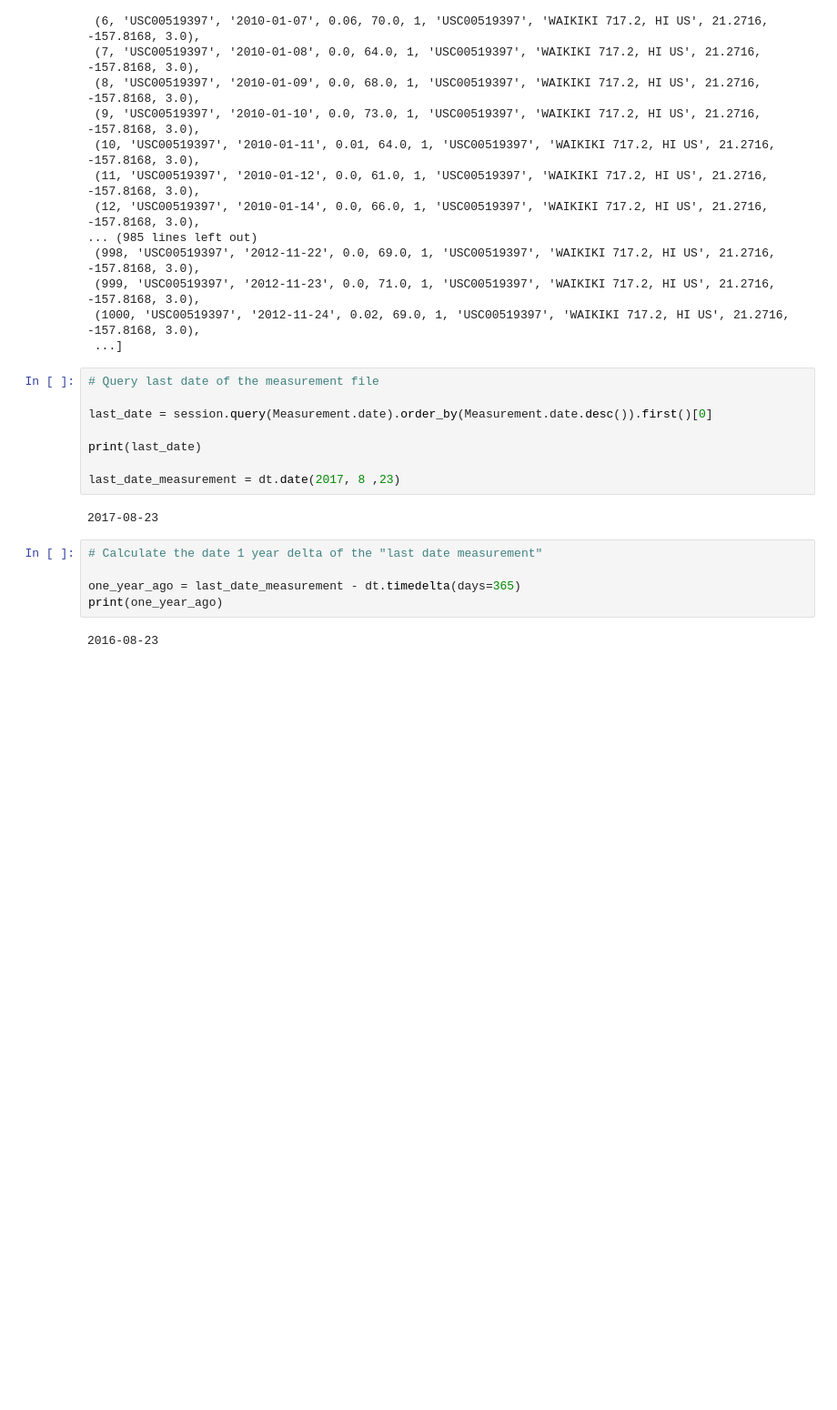
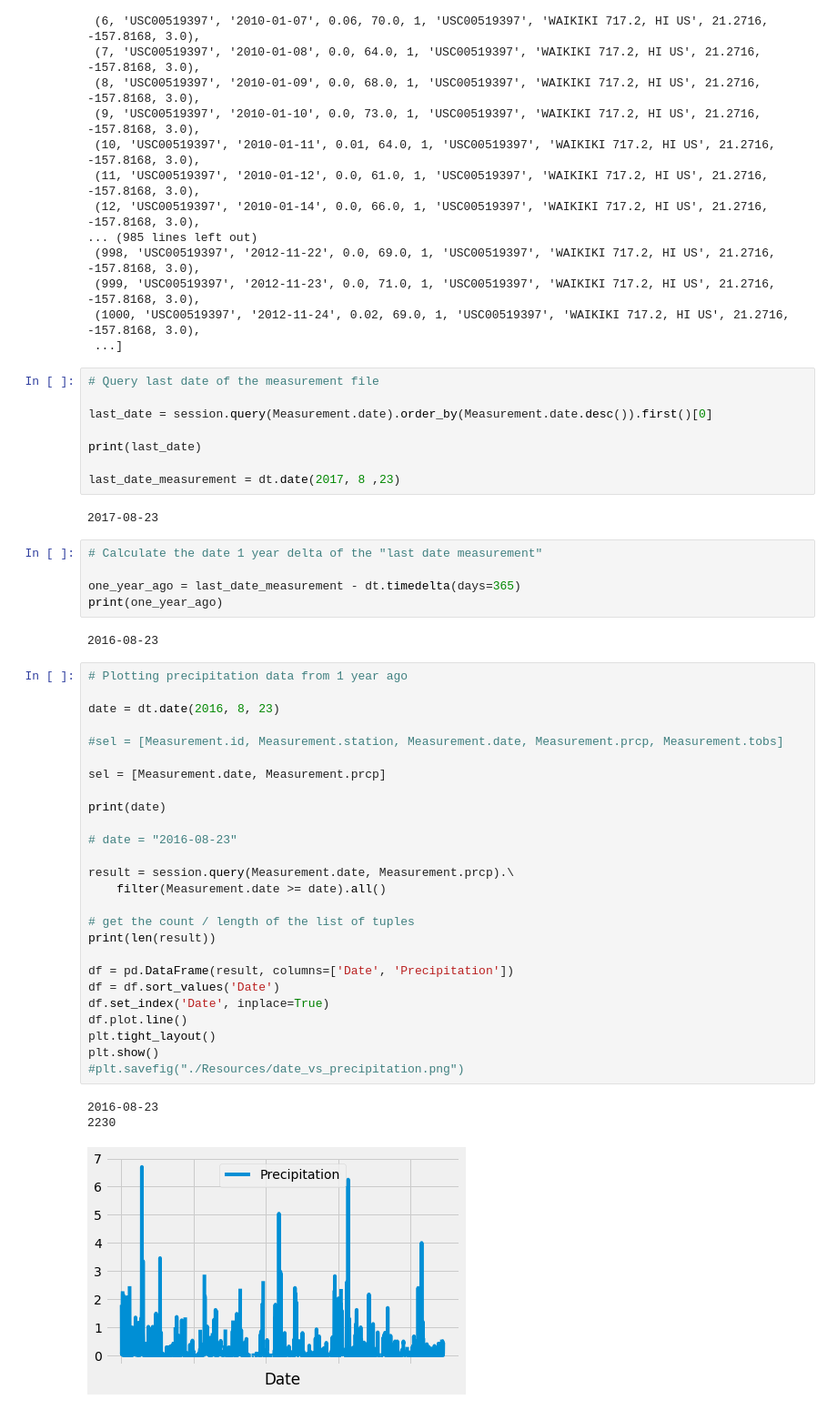
Before and after one commit to jhustles/sql_alchemy_flask_hawaiian_weather_analysis, a Jupyter notebook: hawaii_climate_analysis_sql_alchemy.ipynb, the cells around one changed output. Shown at 91% size. Drawn from its saved outputs; the diff is of its cells as text; blank space fills up the shorter version.

Commit message:
Savings progress- line plot of precipitation data

```diff
--- a/hawaii_climate_analysis_sql_alchemy.ipynb
+++ b/hawaii_climate_analysis_sql_alchemy.ipynb
@@ -147,3 +147,33 @@ one_year_ago = last_date_measurement - dt.timedelta(days=365)
 print(one_year_ago)
 # %% [output]
 2016-08-23
+# %%
+# Plotting precipitation data from 1 year ago
+
+date = dt.date(2016, 8, 23)
+
+#sel = [Measurement.id, Measurement.station, Measurement.date, Measurement.prcp, Measurement.tobs]
+
+sel = [Measurement.date, Measurement.prcp]
+
+print(date)
+
+# date = "2016-08-23"
+
+result = session.query(Measurement.date, Measurement.prcp).\
+    filter(Measurement.date >= date).all()
+
+# get the count / length of the list of tuples
+print(len(result))
+
+df = pd.DataFrame(result, columns=['Date', 'Precipitation'])
+df = df.sort_values('Date')
+df.set_index('Date', inplace=True)
+df.plot.line()
+plt.tight_layout()
+plt.show()
+#plt.savefig("./Resources/date_vs_precipitation.png")
+# %% [output]
+2016-08-23
+2230
+[figure, added]
```
